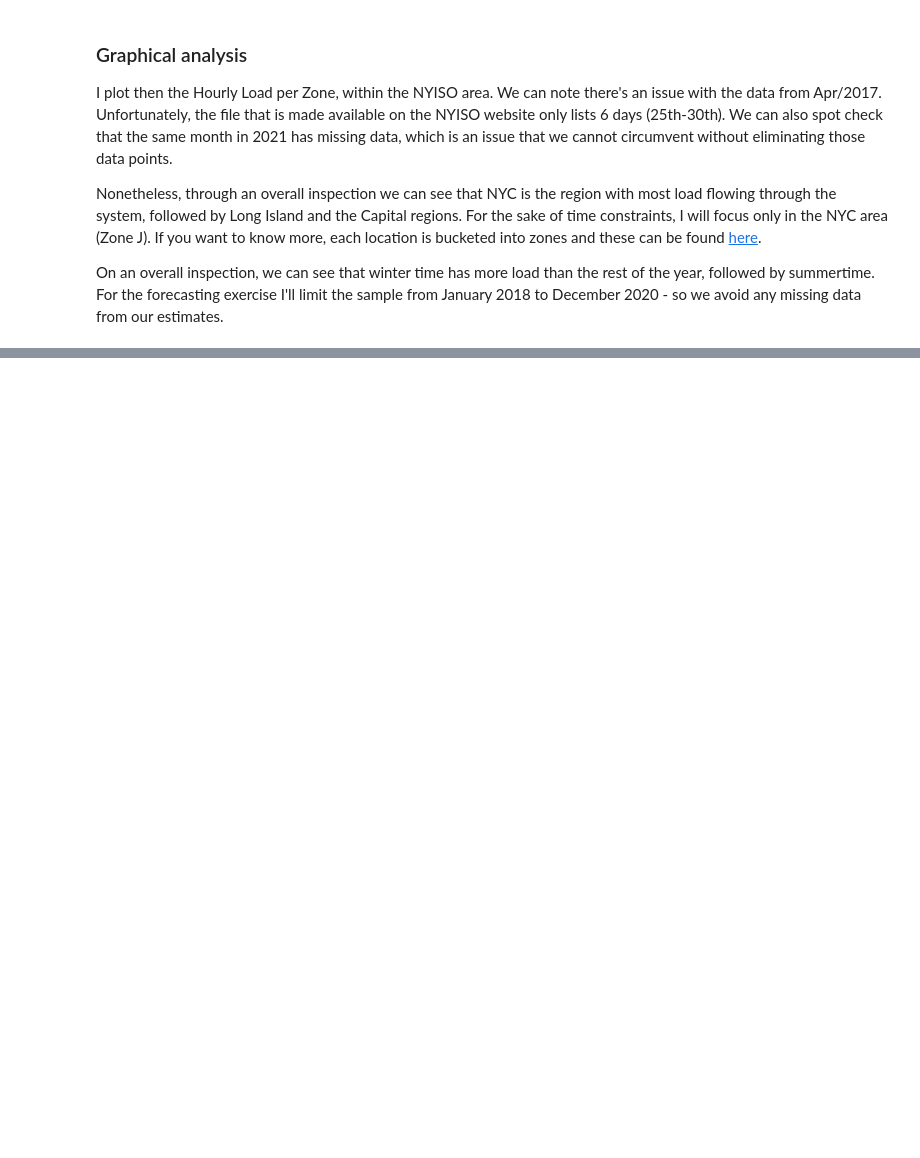
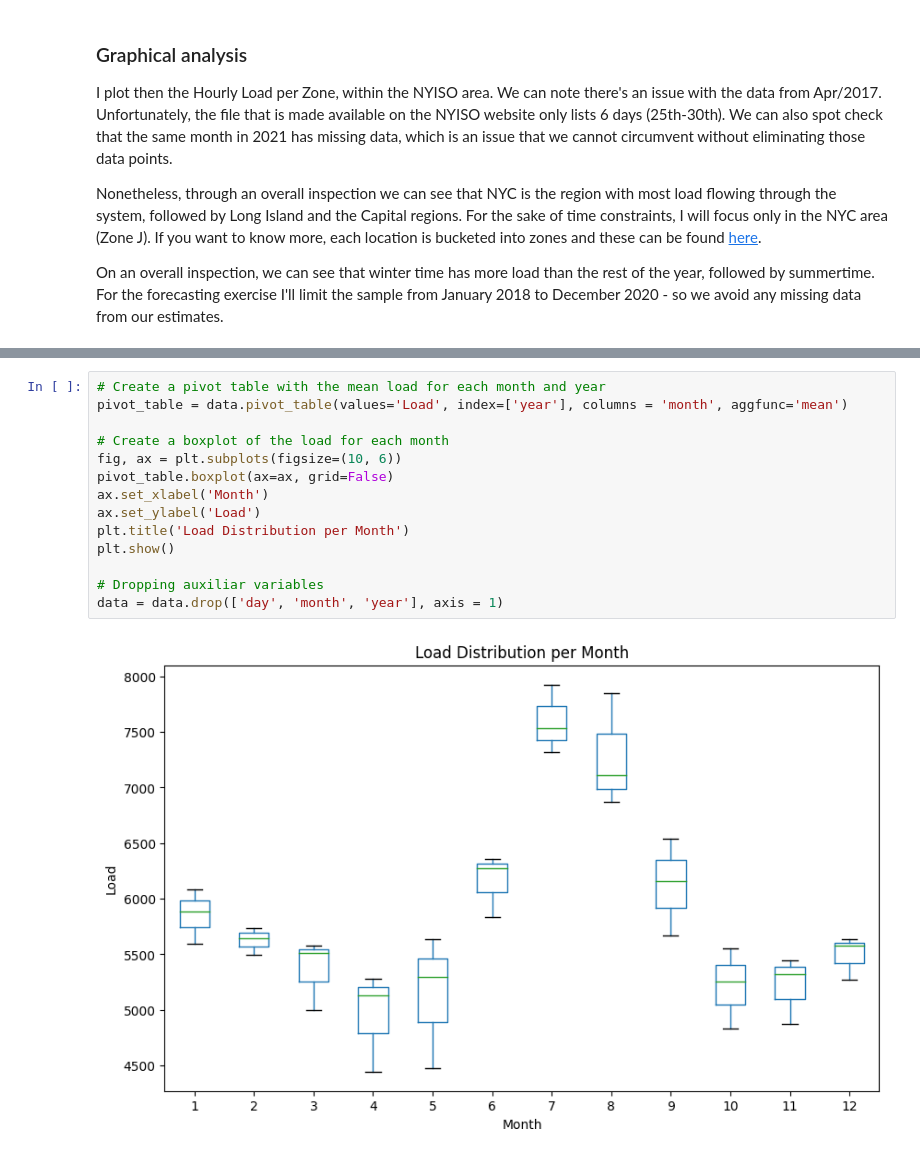
Before and after one commit to ovilar/phase_5-project, a Jupyter notebook: index.ipynb, the cells around one changed output, grey strips where cells are left out. Drawn from its saved outputs; the diff is of its cells as text; blank space fills up the shorter version.

```diff
--- a/index.ipynb
+++ b/index.ipynb
@@ -317,0 +367,16 @@ plt.show();
+# %%
+# Create a pivot table with the mean load for each month and year
+pivot_table = data.pivot_table(values='Load', index=['year'], columns = 'month', aggfunc='mean')
+
+# Create a boxplot of the load for each month
+fig, ax = plt.subplots(figsize=(10, 6))
+pivot_table.boxplot(ax=ax, grid=False)
+ax.set_xlabel('Month')
+ax.set_ylabel('Load')
+plt.title('Load Distribution per Month')
+plt.show()
+
+# Dropping auxiliar variables
+data = data.drop(['day', 'month', 'year'], axis = 1)
+# %% [output]
+[figure, added]
```
Also changed, not shown: parts of 71 cells of this notebook.
